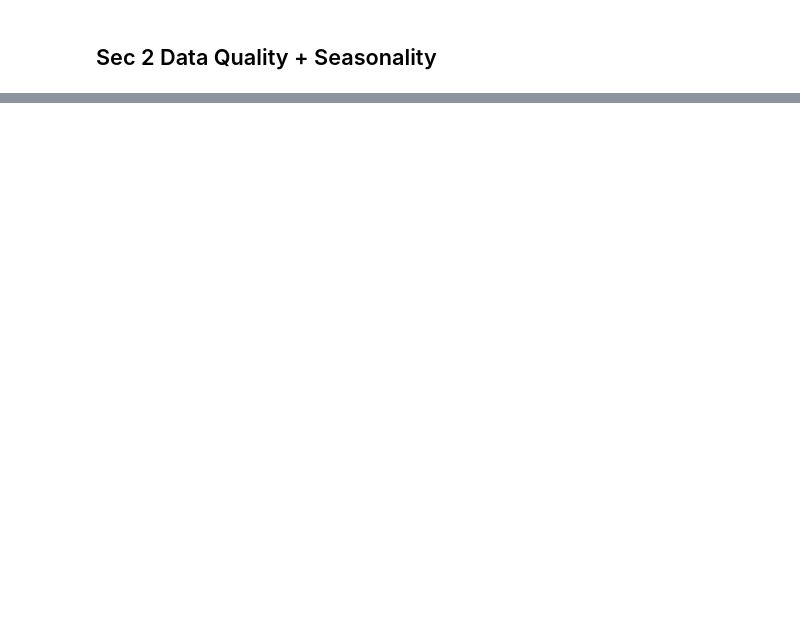
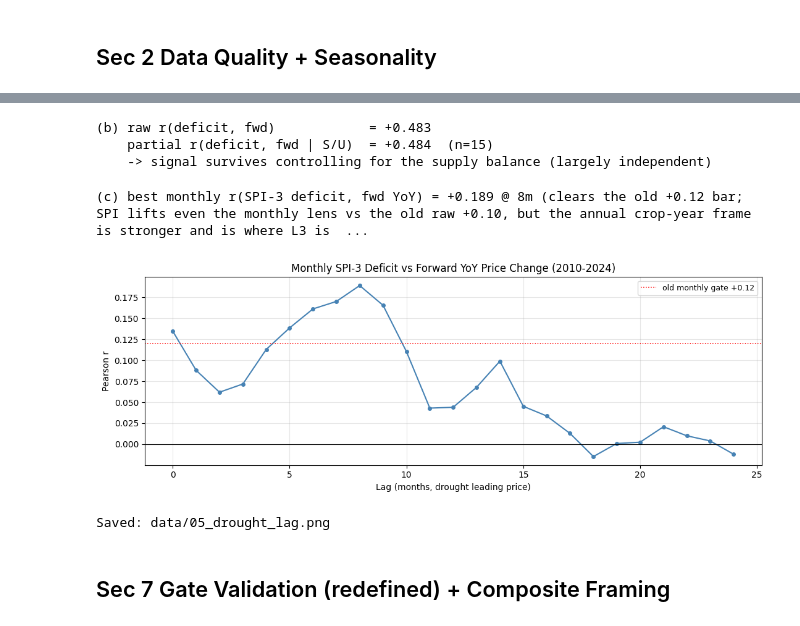
Before and after one commit to abhirajp97/greensignal, a Jupyter notebook: notebooks/coffee_backtests/05_chirps_signal.ipynb, the cells around one changed output, grey strips where cells are left out. Cells and saved outputs as stored; diff of their text form; code cells hidden in the pictures; blank space fills up the shorter version.

```diff
--- a/notebooks/coffee_backtests/05_chirps_signal.ipynb
+++ b/notebooks/coffee_backtests/05_chirps_signal.ipynb
@@ -377,0 +104,11 @@ Rank order L1 > L2a > L2b > L3 > L5 is broadly preserved: L3 (|r| ~ 0.10 monthly
+# %%
+core = rain['precip'].loc['2010-01-01':'2024-12-31']
+assert core.notna().all(), 'NaN in rainfall over core window'
+assert (core >= 0).all(), 'negative rainfall'
+print('Rainfall non-NaN and non-negative over 2010-2024: OK')
+
+clim = rain.groupby(rain.index.month)['precip'].mean()
+print('\nClimatology (mean mm by month) — expect wet Nov-Mar, dry Jun-Aug:')
+for mth in range(1, 13):
+    flag = ' <- flowering' if is_flowering_month(mth) else ''
+    print(f'  {mth:2d}: {clim[mth]:6.1f} mm{flag}')
@@ -377,0 +386,61 @@ Rank order L1 > L2a > L2b > L3 > L5 is broadly preserved: L3 (|r| ~ 0.10 monthly
+# %%
+# (b) Partial correlation controlling for stocks-to-use at flowering time
+stu = pd.read_csv('data/stu_monthly.csv', parse_dates=['date'], index_col='date')['stu']
+stu_nov = stu.reindex(pd.to_datetime([f'{y}-11-30' for y in annual.index]), method='nearest')
+dfp = pd.DataFrame(
+    {'sig': flowering_drought.values, 'fwd': fwd.values, 'stu': stu_nov.values},
+    index=annual.index,
+).loc[2010:2024].dropna()
+
+
+def partial_corr(df, x, y, z):
+    rxy = stats.pearsonr(df[x], df[y])[0]
+    rxz = stats.pearsonr(df[x], df[z])[0]
+    ryz = stats.pearsonr(df[y], df[z])[0]
+    return (rxy - rxz * ryz) / np.sqrt((1 - rxz**2) * (1 - ryz**2))
+
+
+r_raw = stats.pearsonr(dfp['sig'], dfp['fwd'])[0]
+r_par = partial_corr(dfp, 'sig', 'fwd', 'stu')
+print(f'(b) raw r(deficit, fwd)            = {r_raw:+.3f}')
+print(f'    partial r(deficit, fwd | S/U)  = {r_par:+.3f}  (n={len(dfp)})')
+print('    -> signal survives controlling for the supply balance (largely independent)')
+# %% [output]
+(b) raw r(deficit, fwd)            = +0.483
+    partial r(deficit, fwd | S/U)  = +0.484  (n=15)
+    -> signal survives controlling for the supply balance (largely independent)
+# %%
+# (c) Monthly SPI-3 deficit lag sweep vs trailing YoY (continuity with old gate)
+monthly_deficit_m = np.maximum(0.0, -rain['spi3'])
+mm = pd.DataFrame({'deficit': monthly_deficit_m}).join(kc[['settle']], how='inner')
+mm['yoy'] = mm['settle'].pct_change(12) * 100
+lags = range(0, 25)
+r_lag = []
+for lag in lags:
+    d = pd.DataFrame({'x': mm['deficit'], 'y': mm['yoy'].shift(-lag)}).loc['2010':'2024'].dropna()
+    r_lag.append(stats.pearsonr(d['x'], d['y'])[0] if len(d) > 30 else np.nan)
+best = int(np.nanargmax(r_lag))
+old_gate_note = 'clears the old +0.12 bar' if r_lag[best] >= 0.12 else 'below the old +0.12 bar'
+print(f'(c) best monthly r(SPI-3 deficit, fwd YoY) = {r_lag[best]:+.3f} @ {best}m '
+      f'({old_gate_note}; SPI lifts even the monthly lens vs the old raw +0.10, '
+      'but the annual crop-year frame is stronger and is where L3 is evaluated)')
+
+fig, ax = plt.subplots(figsize=(11, 4))
+ax.plot(list(lags), r_lag, marker='o', ms=4, color='steelblue')
+ax.axhline(0.12, color='red', ls=':', lw=1.1, label='old monthly gate +0.12')
+ax.axhline(0, color='black', lw=0.8)
+ax.set_xlabel('Lag (months, drought leading price)')
+ax.set_ylabel('Pearson r')
+ax.set_title('Monthly SPI-3 Deficit vs Forward YoY Price Change (2010-2024)')
+ax.legend(fontsize=9)
+ax.grid(True, alpha=0.3)
+plt.tight_layout()
+plt.savefig('data/05_drought_lag.png', dpi=150, bbox_inches='tight')
+plt.show()
+print('Saved: data/05_drought_lag.png')
+# %% [output]
+(c) best monthly r(SPI-3 deficit, fwd YoY) = +0.189 @ 8m (clears the old +0.12 bar; SPI lifts even the monthly lens vs the old raw +0.10, but the annual crop-year frame is stronger and is where L3 is  ...
+[figure, added]
+Saved: data/05_drought_lag.png
+# %% [markdown]
+## Sec 7  Gate Validation (redefined) + Composite Framing
```
Also changed, not shown: parts of 47 cells of this notebook, 12 other files.
